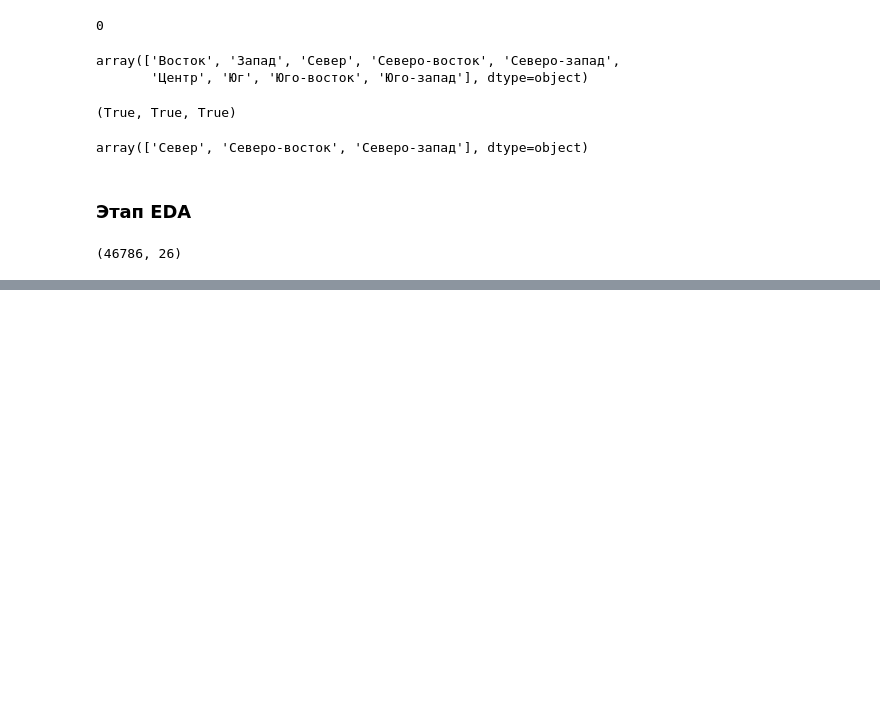
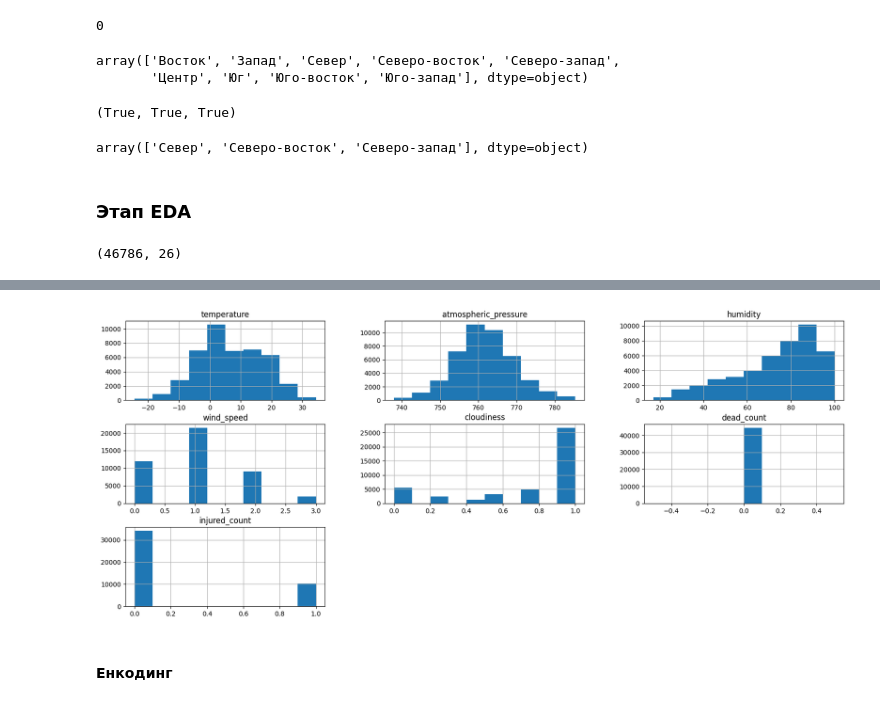
Before and after one commit to jsinkx/traffic-accident-ml, a Jupyter notebook: traffic-accident.ipynb, the cells around one changed output, grey strips where cells are left out. Cells and saved outputs as stored; diff of their text form; code cells hidden in the pictures; blank space fills up the shorter version.

```diff
--- a/traffic-accident.ipynb
+++ b/traffic-accident.ipynb
@@ -138,0 +214,15 @@ dtype: float64
+# %%
+def is_out_std(df, column):
+    lim = 3
+
+    mean = df[column].mean()
+    std = df[column].std()
+
+    top = mean + lim * std
+    bottom = mean - lim * std
+
+    anomalies = pd.concat([df[column] > top, df[column] < bottom], axis=1).any(axis=1)
+
+    return anomalies
+# %%
+df_anomaly_check = pd.DataFrame(is_out_std(df[num_features], num_features), columns=['is_anomaly'])
@@ -138,0 +237,8 @@ dtype: float64
+# %%
+df[num_features].hist(figsize=(20, 8))
+
+plt.show()
+# %% [output]
+[figure, added]
+# %% [markdown]
+#### Енкодинг
```
Also changed, not shown: parts of 33 cells of this notebook, 1 other file.
